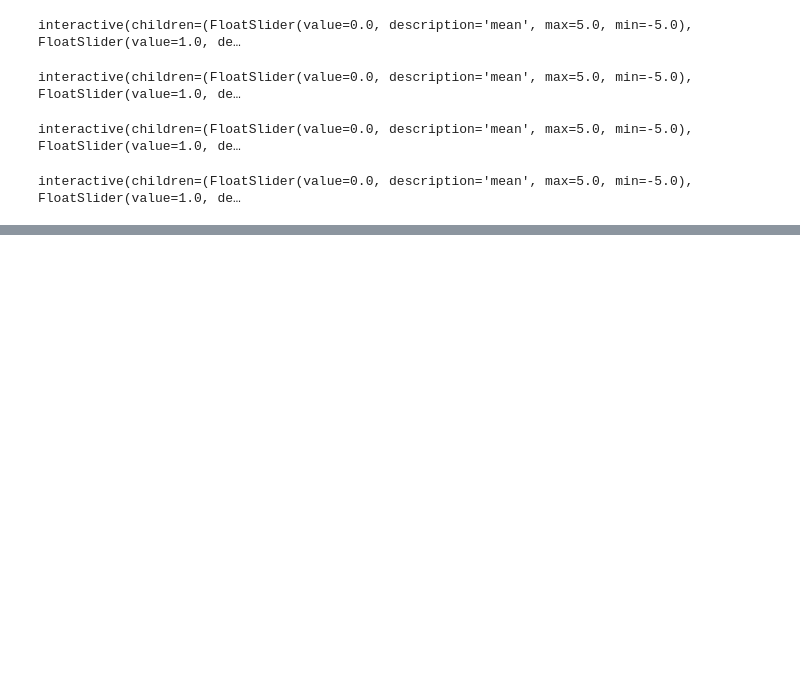
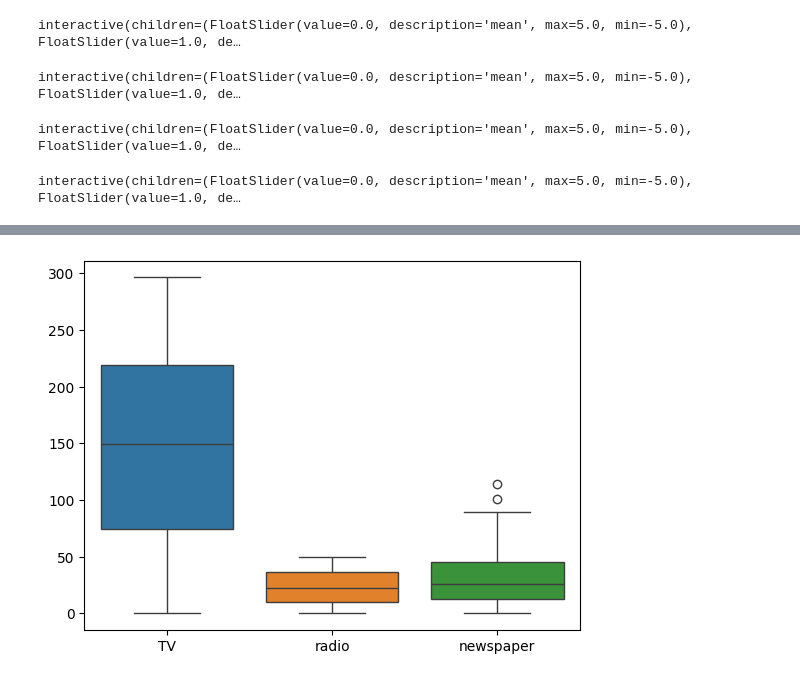
Before and after one commit to pritkudale/ML-for-Teachers, a Jupyter notebook: LLM/LLM.ipynb, the cells around one changed output, grey strips where cells are left out. Drawn from its saved outputs; the diff is of its cells as text; code cells hidden in the pictures; blank space fills up the shorter version.

```diff
--- a/LLM/LLM.ipynb
+++ b/LLM/LLM.ipynb
@@ -157,0 +241,8 @@ interactive(children=(FloatSlider(value=0.0, description='mean', max=5.0, min=-5
+# %%
+# prompt: create a box plot for TV, radio, newspaper
+
+# Assuming 'df' is your pandas DataFrame (loaded in the previous code)
+sns.boxplot(data=df[['TV', 'radio', 'newspaper']])
+plt.show()
+# %% [output]
+[figure, added]
```
Also changed, not shown: parts of 19 cells of this notebook.
